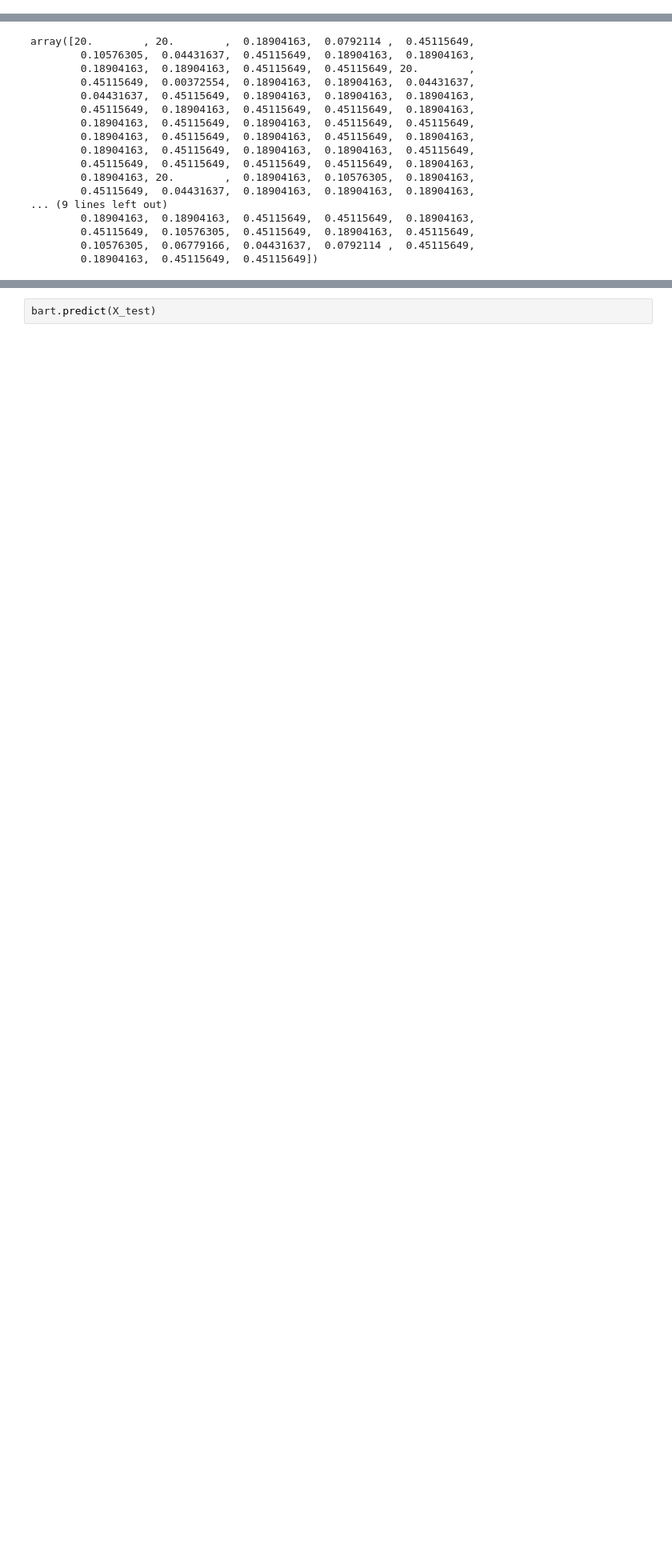
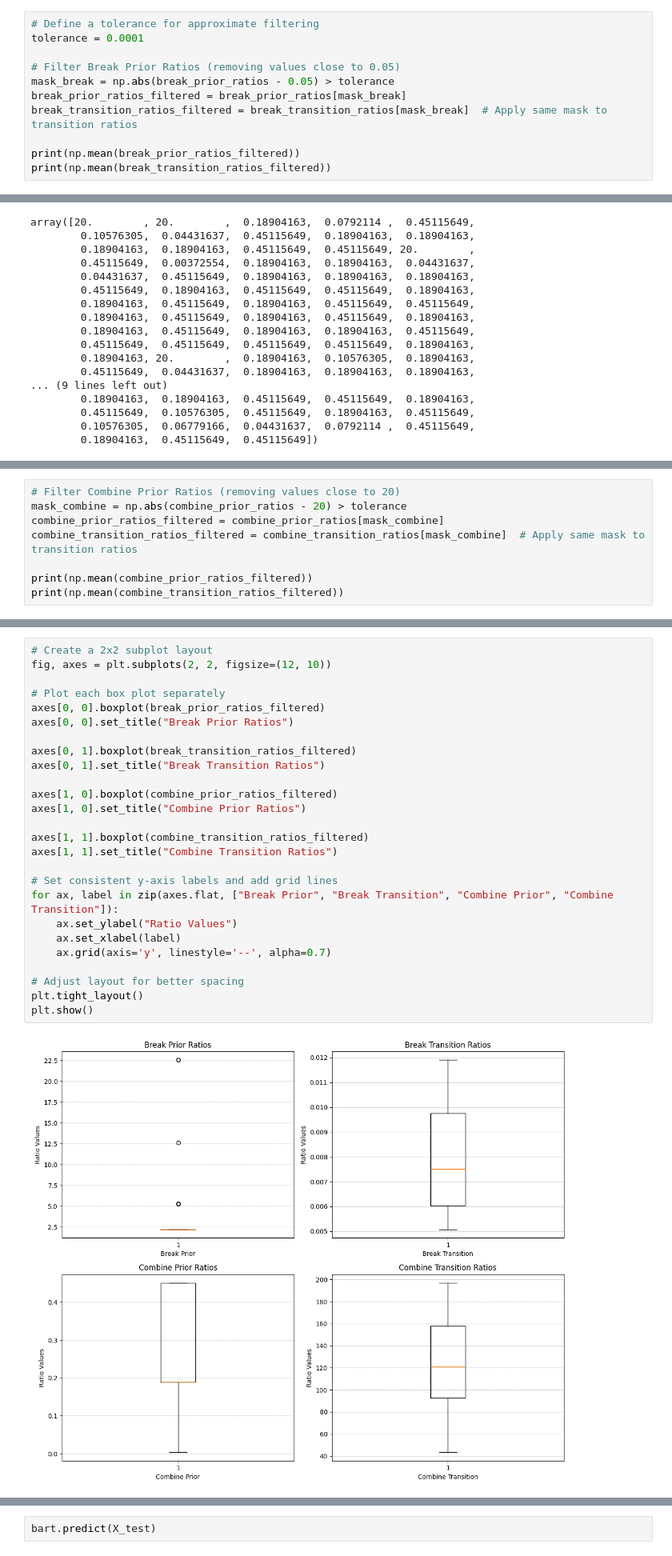
Before and after one commit to yanshuotan/bart-playground, a Jupyter notebook: notebooks/test_ratios.ipynb, the cells around one changed output, grey strips where cells are left out. Shown: that part at 80% size. Drawn from its saved outputs; the diff is of its cells as text; blank space fills up the shorter version.

Commit message:
Update test_ratios

```diff
--- a/notebooks/test_ratios.ipynb
+++ b/notebooks/test_ratios.ipynb
@@ -138,0 +117,11 @@ np.mean(break_transition_ratios)
+# %%
+# Define a tolerance for approximate filtering
+tolerance = 0.0001
+
+# Filter Break Prior Ratios (removing values close to 0.05)
+mask_break = np.abs(break_prior_ratios - 0.05) > tolerance
+break_prior_ratios_filtered = break_prior_ratios[mask_break]
+break_transition_ratios_filtered = break_transition_ratios[mask_break]  # Apply same mask to transition ratios
+
+print(np.mean(break_prior_ratios_filtered))
+print(np.mean(break_transition_ratios_filtered))
@@ -166,0 +157,8 @@ np.mean(combine_transition_ratios)
+# %%
+# Filter Combine Prior Ratios (removing values close to 20)
+mask_combine = np.abs(combine_prior_ratios - 20) > tolerance
+combine_prior_ratios_filtered = combine_prior_ratios[mask_combine]
+combine_transition_ratios_filtered = combine_transition_ratios[mask_combine]  # Apply same mask to transition ratios
+
+print(np.mean(combine_prior_ratios_filtered))
+print(np.mean(combine_transition_ratios_filtered))
@@ -167,3 +168,31 @@ np.mean(combine_transition_ratios)
+# %%
+# Create a 2x2 subplot layout
+fig, axes = plt.subplots(2, 2, figsize=(12, 10))
+
+# Plot each box plot separately
+axes[0, 0].boxplot(break_prior_ratios_filtered)
+axes[0, 0].set_title("Break Prior Ratios")
+
+axes[0, 1].boxplot(break_transition_ratios_filtered)
+axes[0, 1].set_title("Break Transition Ratios")
+
+axes[1, 0].boxplot(combine_prior_ratios_filtered)
+axes[1, 0].set_title("Combine Prior Ratios")
+
+axes[1, 1].boxplot(combine_transition_ratios_filtered)
+axes[1, 1].set_title("Combine Transition Ratios")
+
+# Set consistent y-axis labels and add grid lines
+for ax, label in zip(axes.flat, ["Break Prior", "Break Transition", "Combine Prior", "Combine Transition"]):
+    ax.set_ylabel("Ratio Values")
+    ax.set_xlabel(label)
+    ax.grid(axis='y', linestyle='--', alpha=0.7)
+
+# Adjust layout for better spacing
+plt.tight_layout()
+plt.show()
+# %% [output]
+[figure, added]
 # %%
 rf = RandomForestRegressor()
 lr = LinearRegression()
```
Also changed, not shown: parts of 10 cells of this notebook.
